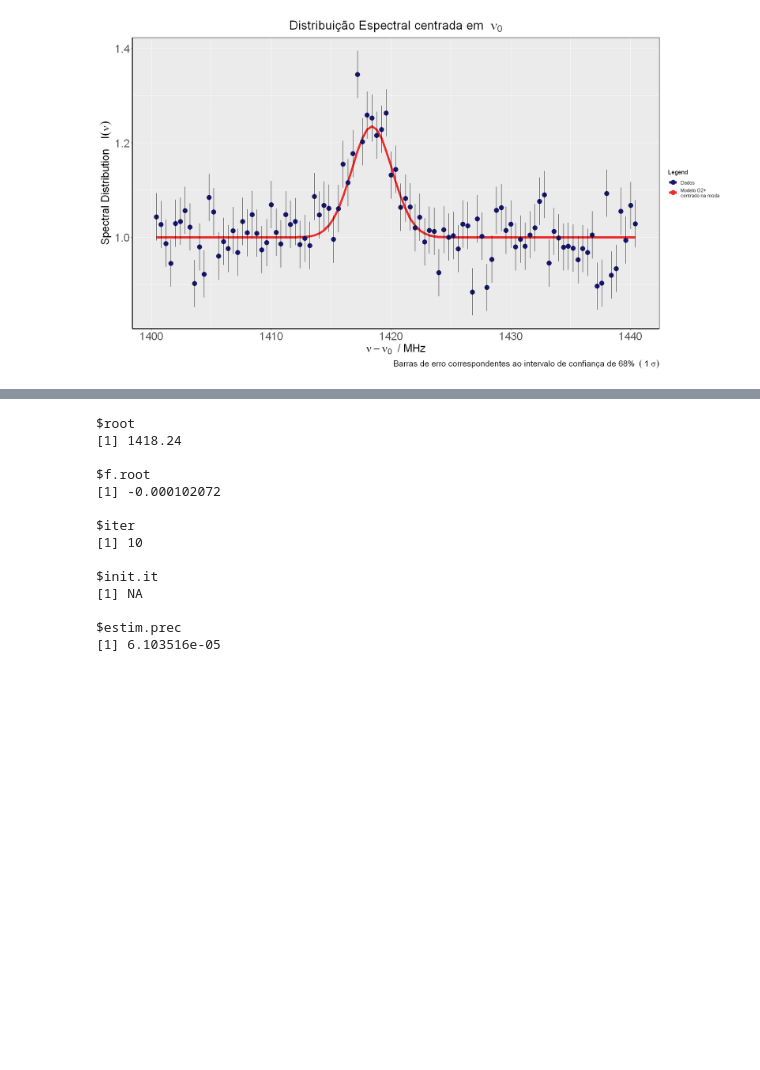
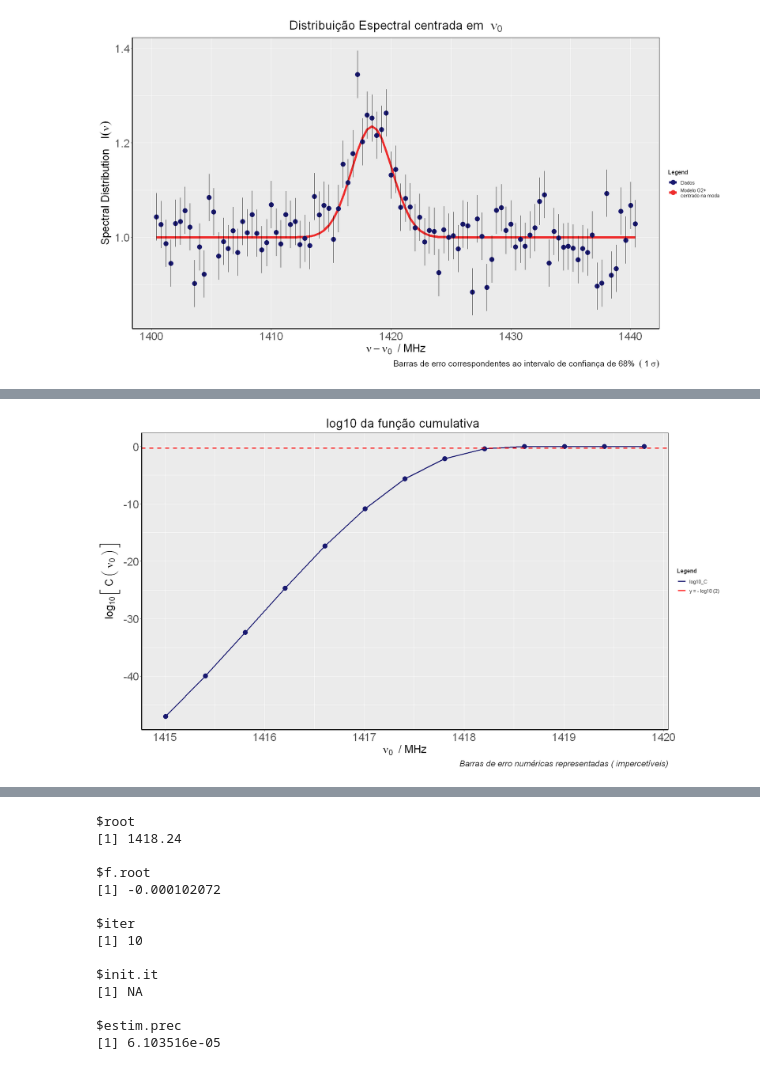
Before and after one commit to cesarium/da-bayesian-star, a Jupyter notebook: notebook.ipynb, the cells around one changed output, grey strips where cells are left out. Drawn from its saved outputs; the diff is of its cells as text; code cells hidden in the pictures; blank space fills up the shorter version.

```diff
--- a/notebook.ipynb
+++ b/notebook.ipynb
@@ -642,0 +675,27 @@ A data.frame: 25 × 3
+# %%
+# Calculate the cumulative function at a chosen range
+cum_lim1 = 1415.006
+cum_lim2 = 1420.006
+
+df.cum2 <- pdf_cum(seq(cum_lim1,cum_lim2,by=0.4))
+# %%
+colors <- c("log10_C" = 'midnightblue' , 'y = - log10 (2)' = 'red')
+ggplot(data = df.cum2 , aes(nu) ) +
+
+    geom_point( aes(y=log10.values) , size = 4 , colour = 'midnightblue') +
+    geom_line( aes(y=log10.values , colour = 'log10_C') , size = 1 )+
+
+    geom_hline( aes(yintercept=-log(2,base=10),colour='y = - log10 (2)'), linetype="dashed", size=1) +
+
+    labs(title = bquote('log10 da função cumulativa '),
+         caption = bquote('Barras de erro numéricas representadas ( impercetíveis)'),
+         x = bquote(nu[0]~' / MHz'),
+         y =  TeX(r'($log_{10} \, \left[ \, C\, \left(\, \nu_0 \,\right) \, \right]$)'),
+         colour = 'Legend'
+         )+
+
+    scale_color_manual(values = colors) +
+
+jupyter.theme()
+# %% [output]
+[figure, added]
```
Also changed, not shown: parts of 12 cells of this notebook.
